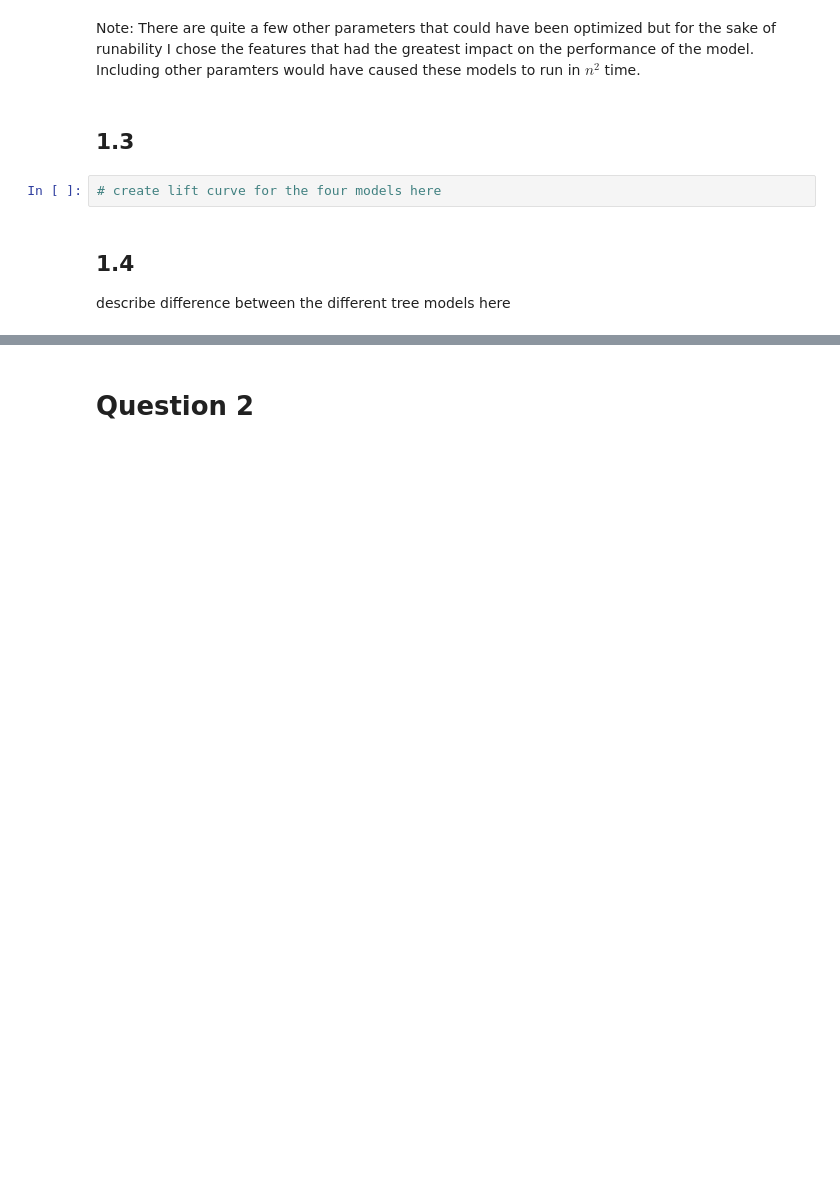
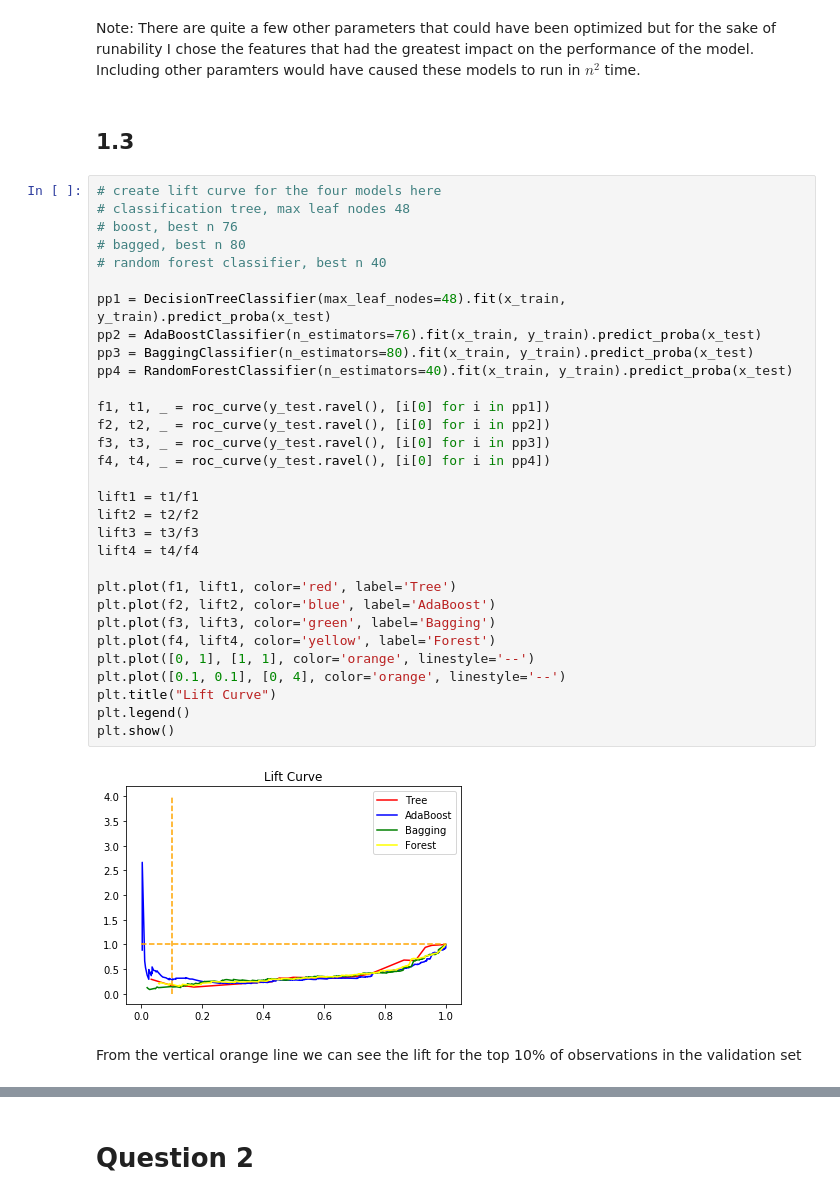
Before and after one commit to maxxliu/ML-Booth, a Jupyter notebook: Midterm/Midterm.ipynb, the cells around one changed output, grey strips where cells are left out. Drawn from its saved outputs; the diff is of its cells as text; blank space fills up the shorter version.

```diff
--- a/Midterm/Midterm.ipynb
+++ b/Midterm/Midterm.ipynb
@@ -246,9 +251,38 @@ Confusion Matrix
 Note: There are quite a few other parameters that could have been optimized but for the sake of runability I chose the features that had the greatest impact on the performance of the model. Including other paramters would have caused these models to run in $n^2$ time.
 # %% [markdown]
 ## 1.3
-# %%
-# create lift curve for the four models here
-# %% [markdown]
-## 1.4
-
-describe difference between the different tree models here
+# %%
+# create lift curve for the four models here
+# classification tree, max leaf nodes 48
+# boost, best n 76
+# bagged, best n 80
+# random forest classifier, best n 40
+
+pp1 = DecisionTreeClassifier(max_leaf_nodes=48).fit(x_train, y_train).predict_proba(x_test)
+pp2 = AdaBoostClassifier(n_estimators=76).fit(x_train, y_train).predict_proba(x_test)
+pp3 = BaggingClassifier(n_estimators=80).fit(x_train, y_train).predict_proba(x_test)
+pp4 = RandomForestClassifier(n_estimators=40).fit(x_train, y_train).predict_proba(x_test)
+
+f1, t1, _ = roc_curve(y_test.ravel(), [i[0] for i in pp1])
+f2, t2, _ = roc_curve(y_test.ravel(), [i[0] for i in pp2])
+f3, t3, _ = roc_curve(y_test.ravel(), [i[0] for i in pp3])
+f4, t4, _ = roc_curve(y_test.ravel(), [i[0] for i in pp4])
+
+lift1 = t1/f1
+lift2 = t2/f2
+lift3 = t3/f3
+lift4 = t4/f4
+
+plt.plot(f1, lift1, color='red', label='Tree')
+plt.plot(f2, lift2, color='blue', label='AdaBoost')
+plt.plot(f3, lift3, color='green', label='Bagging')
+plt.plot(f4, lift4, color='yellow', label='Forest')
+plt.plot([0, 1], [1, 1], color='orange', linestyle='--')
+plt.plot([0.1, 0.1], [0, 4], color='orange', linestyle='--')
+plt.title("Lift Curve")
+plt.legend()
+plt.show()
+# %% [output]
+[figure, added]
+# %% [markdown]
+From the vertical orange line we can see the lift for the top 10% of observations in the validation set
```
Also changed, not shown: parts of 26 cells of this notebook, 1 other file.
